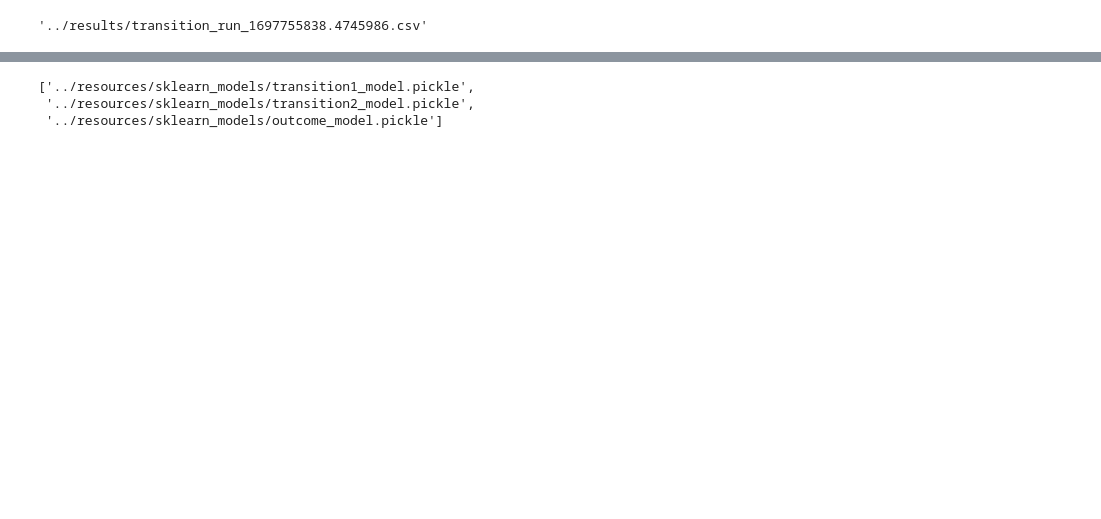
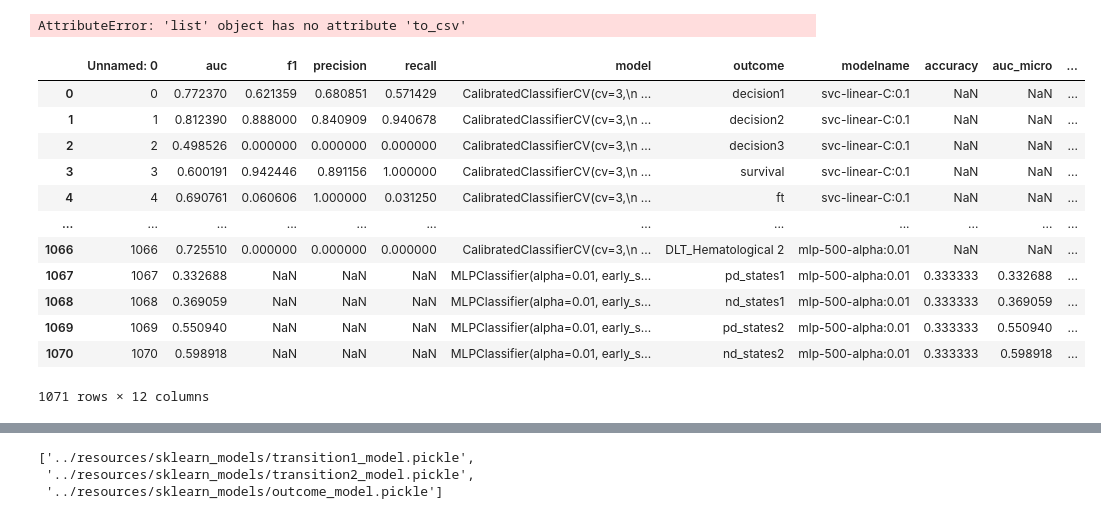
Before and after one commit to uic-evl/DigitalTwinVis, a Jupyter notebook: python/Evaluation.ipynb, the cells around one changed output, grey strips where cells are left out. Drawn from its saved outputs; the diff is of its cells as text; code cells hidden in the pictures; blank space fills up the shorter version.

```diff
--- a/python/Evaluation.ipynb
+++ b/python/Evaluation.ipynb
@@ -564,13 +574,30 @@ done
 # %%
-import time
-def save_run_results(df):
-    name = '../results/transition_run_' + str(time.time()) + '.csv'
-    df.to_csv(name,index=False)
-    return name
+# import time
+# def save_run_results(df):
+#     name = '../results/transition_run_' + str(time.time()) + '.csv'
+#     df.to_csv(name,index=False)
+#     return name
 
-save_run_results(svc_results)
+# save_run_results(svc_results)
 # %% [output]
-'../results/transition_run_1697755838.4745986.csv'
+AttributeError: 'list' object has no attribute 'to_csv'
+# %%
+svc_results = pd.read_csv('../results/transition_run_1697135406.1157553.csv')
+svc_results
+# %% [output]
+|  | Unnamed: 0 | auc | f1 | precision | recall | model | outcome | modelname | accuracy | auc_micro | ... |
+| 0 | 0 | 0.772370 | 0.621359 | 0.680851 | 0.571429 | CalibratedClassifierCV(cv=3,\n ... | decision1 | svc-linear-C:0.1 | NaN | NaN | ... |
+| 1 | 1 | 0.812390 | 0.888000 | 0.840909 | 0.940678 | CalibratedClassifierCV(cv=3,\n ... | decision2 | svc-linear-C:0.1 | NaN | NaN | ... |
+| 2 | 2 | 0.498526 | 0.000000 | 0.000000 | 0.000000 | CalibratedClassifierCV(cv=3,\n ... | decision3 | svc-linear-C:0.1 | NaN | NaN | ... |
+| 3 | 3 | 0.600191 | 0.942446 | 0.891156 | 1.000000 | CalibratedClassifierCV(cv=3,\n ... | survival | svc-linear-C:0.1 | NaN | NaN | ... |
+| 4 | 4 | 0.690761 | 0.060606 | 1.000000 | 0.031250 | CalibratedClassifierCV(cv=3,\n ... | ft | svc-linear-C:0.1 | NaN | NaN | ... |
+| ... | ... | ... | ... | ... | ... | ... | ... | ... | ... | ... | ... |
+| 1066 | 1066 | 0.725510 | 0.000000 | 0.000000 | 0.000000 | CalibratedClassifierCV(cv=3,\n ... | DLT_Hematological 2 | mlp-500-alpha:0.01 | NaN | NaN | ... |
+| 1067 | 1067 | 0.332688 | NaN | NaN | NaN | MLPClassifier(alpha=0.01, early_s... | pd_states1 | mlp-500-alpha:0.01 | 0.333333 | 0.332688 | ... |
+| 1068 | 1068 | 0.369059 | NaN | NaN | NaN | MLPClassifier(alpha=0.01, early_s... | nd_states1 | mlp-500-alpha:0.01 | 0.333333 | 0.369059 | ... |
+| 1069 | 1069 | 0.550940 | NaN | NaN | NaN | MLPClassifier(alpha=0.01, early_s... | pd_states2 | mlp-500-alpha:0.01 | 0.333333 | 0.550940 | ... |
+| 1070 | 1070 | 0.598918 | NaN | NaN | NaN | MLPClassifier(alpha=0.01, early_s... | nd_states2 | mlp-500-alpha:0.01 | 0.333333 | 0.598918 | ... |
+1071 rows × 12 columns
 # %%
 fig,ax = plt.subplots(1,1,figsize=(15,35))
 sns.barplot(
```
Also changed, not shown: parts of 7 cells of this notebook, 9 other files.
